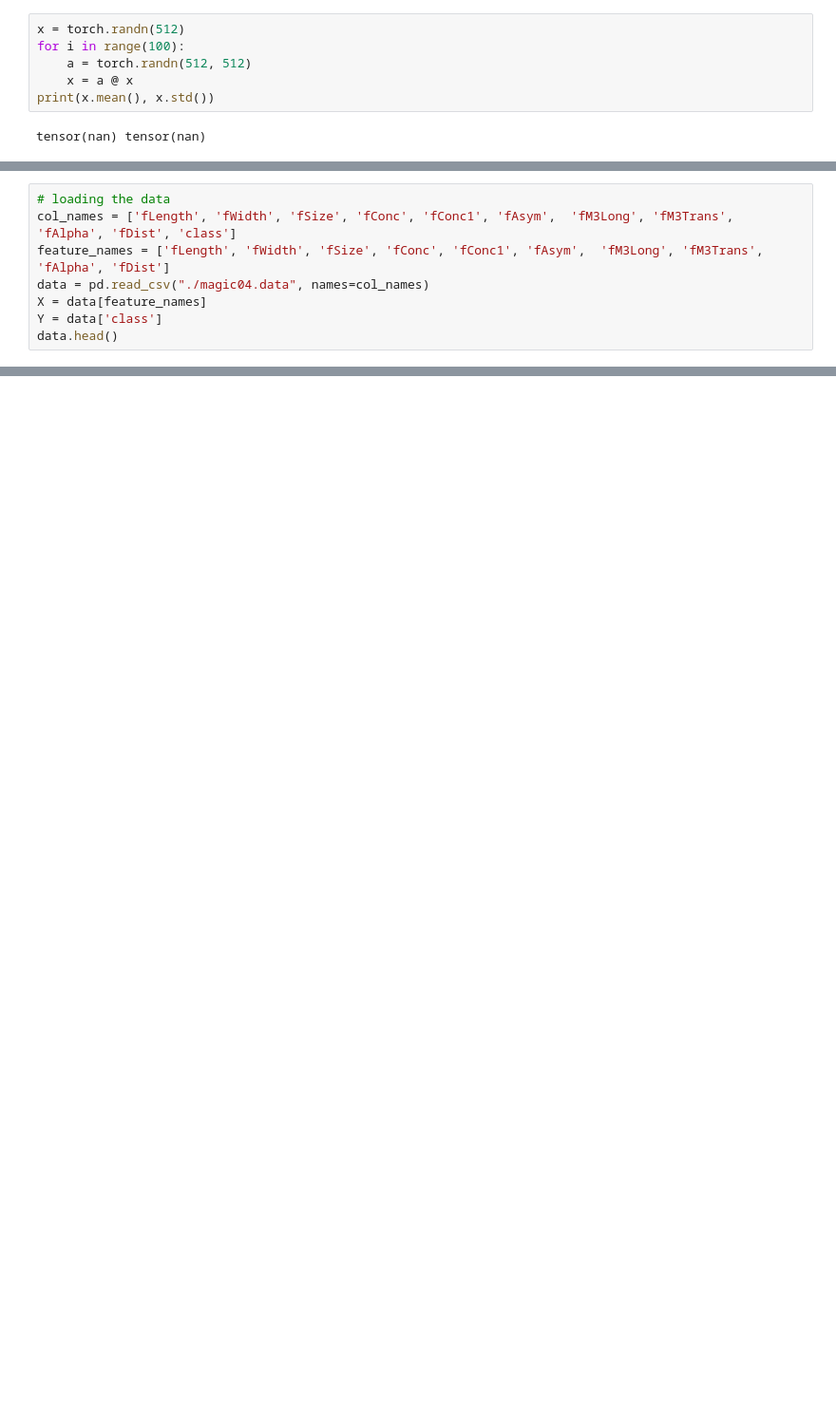
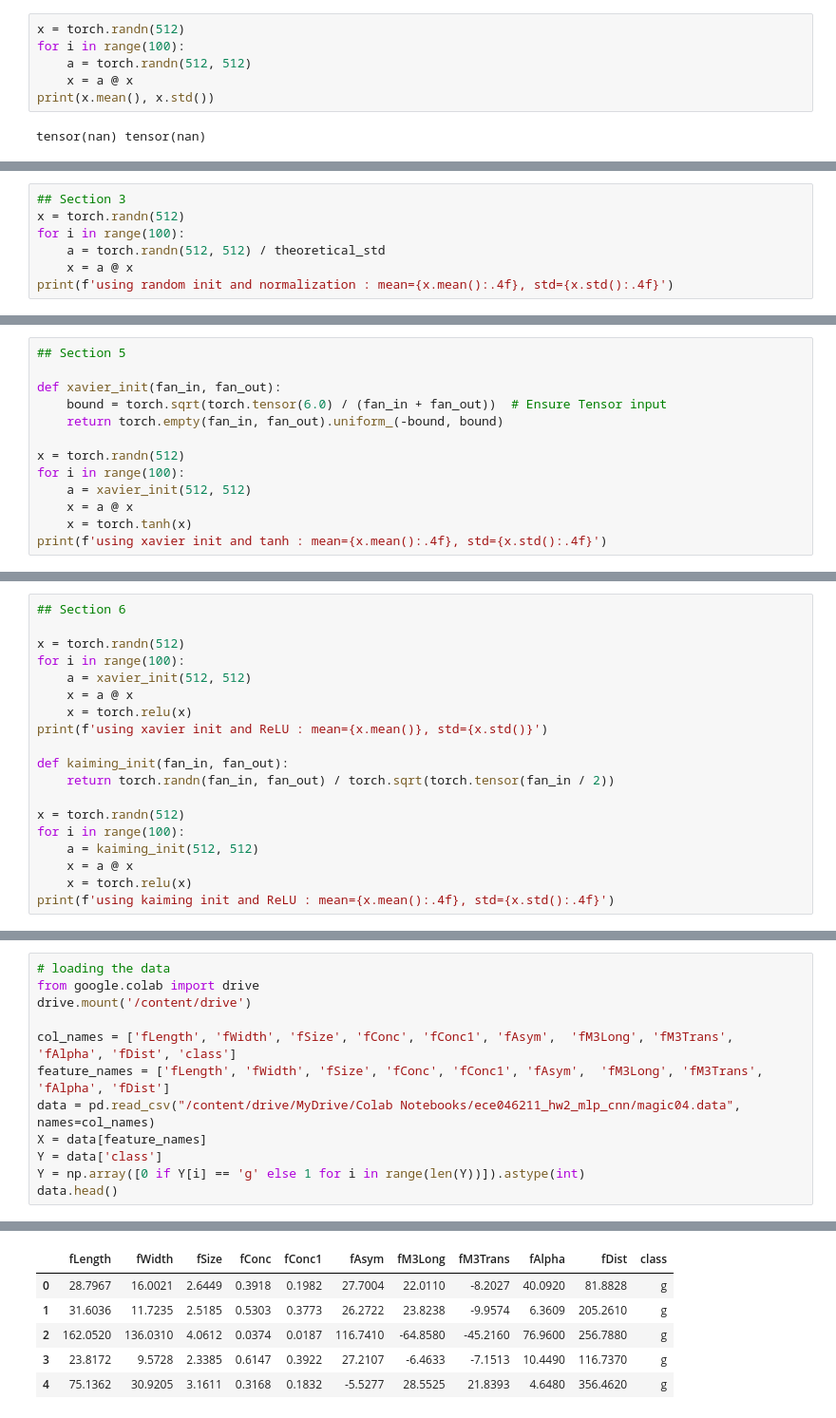
Before and after one commit to Itai-b/046211-Deep-Learning, a Jupyter notebook: HW/ece046211_hw2_mlp_cnn/ece046211_hw2_mlp_cnn_students.ipynb, the cells around one changed output, grey strips where cells are left out. Shown: that part at 95% size. Cells and saved outputs as stored; diff of their text form; blank space fills up the shorter version.

```diff
--- a/HW/ece046211_hw2_mlp_cnn/ece046211_hw2_mlp_cnn_students.ipynb
+++ b/HW/ece046211_hw2_mlp_cnn/ece046211_hw2_mlp_cnn_students.ipynb
@@ -292,0 +659,7 @@ Your Code Here - Use as many blocks as you need
+# %%
+## Section 3
+x = torch.randn(512)
+for i in range(100):
+    a = torch.randn(512, 512) / theoretical_std
+    x = a @ x
+print(f'using random init and normalization : mean={x.mean():.4f}, std={x.std():.4f}')
@@ -292,0 +689,13 @@ Your Code Here - Use as many blocks as you need
+# %%
+## Section 5
+
+def xavier_init(fan_in, fan_out):
+    bound = torch.sqrt(torch.tensor(6.0) / (fan_in + fan_out))  # Ensure Tensor input
+    return torch.empty(fan_in, fan_out).uniform_(-bound, bound)
+
+x = torch.randn(512)
+for i in range(100):
+    a = xavier_init(512, 512)
+    x = a @ x
+    x = torch.tanh(x)
+print(f'using xavier init and tanh : mean={x.mean():.4f}, std={x.std():.4f}')
@@ -292,0 +707,19 @@ Your Code Here - Use as many blocks as you need
+# %%
+## Section 6
+
+x = torch.randn(512)
+for i in range(100):
+    a = xavier_init(512, 512)
+    x = a @ x
+    x = torch.relu(x)
+print(f'using xavier init and ReLU : mean={x.mean()}, std={x.std()}')
+
+def kaiming_init(fan_in, fan_out):
+    return torch.randn(fan_in, fan_out) / torch.sqrt(torch.tensor(fan_in / 2))
+
+x = torch.randn(512)
+for i in range(100):
+    a = kaiming_init(512, 512)
+    x = a @ x
+    x = torch.relu(x)
+print(f'using kaiming init and ReLU : mean={x.mean():.4f}, std={x.std():.4f}')
@@ -316,9 +757,14 @@ Our data has 10 features and 2 classes (signal and background).
 7. Pick **2** initializations of your choosing and change the initialization of the linear layers and re-train the model (with the same optimal hyper-parameters you found). You can pick an initialization of your choosing from : https://pytorch.org/docs/stable/nn.init.html . See example below how to use. **Print** the change in accuracy for both changes (you should end up with 3 results - original, `init 1` and `init 2`).
 # %%
 # loading the data
+from google.colab import drive
+drive.mount('/content/drive')
+
 col_names = ['fLength', 'fWidth', 'fSize', 'fConc', 'fConc1', 'fAsym',  'fM3Long', 'fM3Trans', 'fAlpha', 'fDist', 'class']
 feature_names = ['fLength', 'fWidth', 'fSize', 'fConc', 'fConc1', 'fAsym',  'fM3Long', 'fM3Trans', 'fAlpha', 'fDist']
-data = pd.read_csv("./magic04.data", names=col_names)
+data = pd.read_csv("/content/drive/MyDrive/Colab Notebooks/ece046211_hw2_mlp_cnn/magic04.data", names=col_names)
 X = data[feature_names]
 Y = data['class']
+Y = np.array([0 if Y[i] == 'g' else 1 for i in range(len(Y))]).astype(int)
 data.head()
+# %% [output]
@@ -324,0 +772,6 @@ data.head()
+|  | fLength | fWidth | fSize | fConc | fConc1 | fAsym | fM3Long | fM3Trans | fAlpha | fDist | class |
+| 0 | 28.7967 | 16.0021 | 2.6449 | 0.3918 | 0.1982 | 27.7004 | 22.0110 | -8.2027 | 40.0920 | 81.8828 | g |
+| 1 | 31.6036 | 11.7235 | 2.5185 | 0.5303 | 0.3773 | 26.2722 | 23.8238 | -9.9574 | 6.3609 | 205.2610 | g |
+| 2 | 162.0520 | 136.0310 | 4.0612 | 0.0374 | 0.0187 | 116.7410 | -64.8580 | -45.2160 | 76.9600 | 256.7880 | g |
+| 3 | 23.8172 | 9.5728 | 2.3385 | 0.6147 | 0.3922 | 27.2107 | -6.4633 | -7.1513 | 10.4490 | 116.7370 | g |
+| 4 | 75.1362 | 30.9205 | 3.1611 | 0.3168 | 0.1832 | -5.5277 | 28.5525 | 21.8393 | 4.6480 | 356.4620 | g |
```
Also changed, not shown: parts of 61 cells of this notebook.
